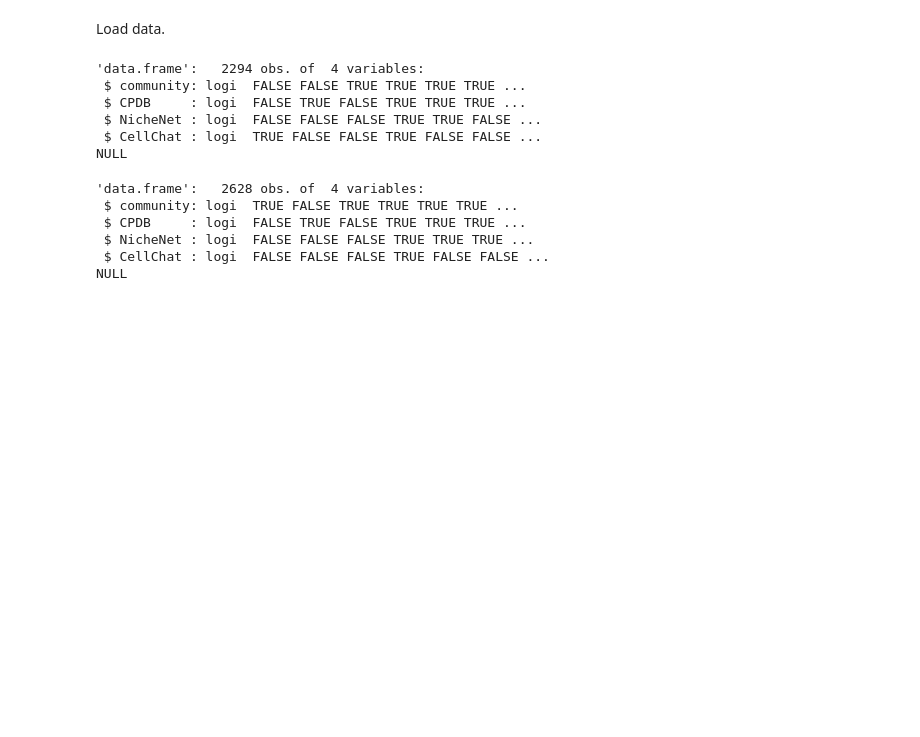
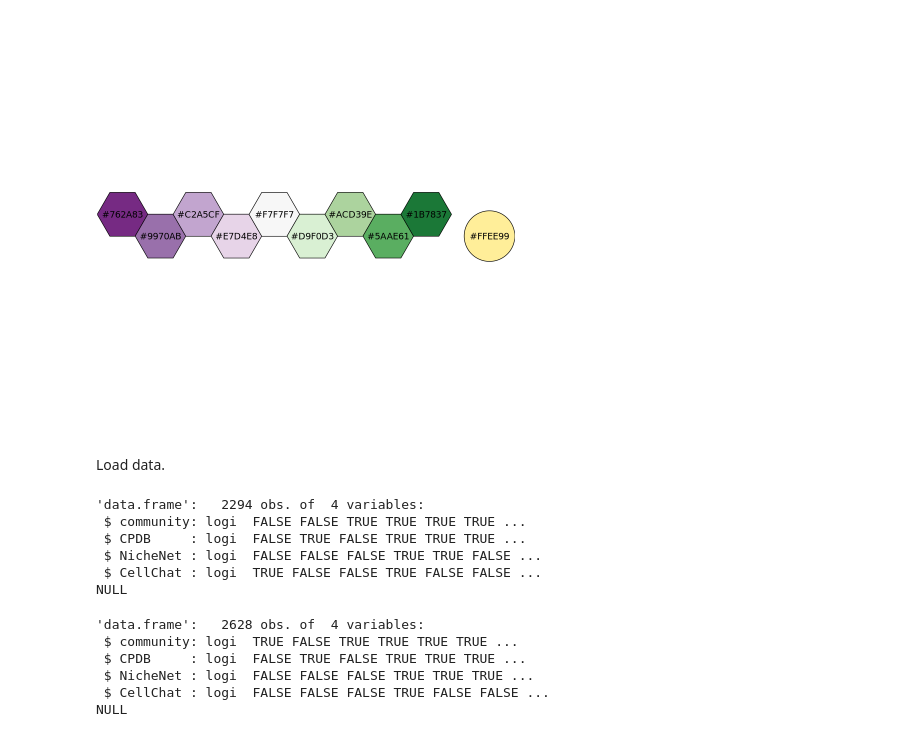
Before and after one commit to colomemaria/community-paper, a Jupyter notebook: src/method_comparison/compare_databases/compare_results/compare_DB.ipynb, the cells around one changed output. Saved outputs shown, nothing was run; the diff lists cells and outputs as text; code cells hidden in the pictures; blank space fills up the shorter version.

Commit message:
corrected plot colors

```diff
--- a/src/method_comparison/compare_databases/compare_results/compare_DB.ipynb
+++ b/src/method_comparison/compare_databases/compare_results/compare_DB.ipynb
@@ -7,3 +12,9 @@ library(svglite)
+# %%
+library(khroma)
+PRGn <- color("PRGn")
+plot_scheme(PRGn(9), colours = TRUE, size = 0.9)
+# %% [output]
+[figure, added]
 # %%
 input_dir <- "inputs/"
 # %% [markdown]
```
Also changed, not shown: parts of 19 cells of this notebook, 26 other files.
